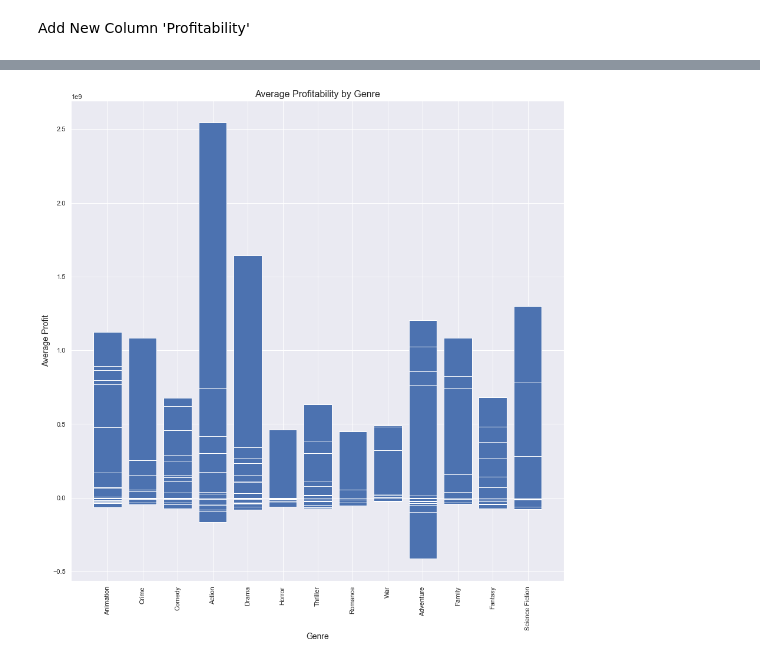
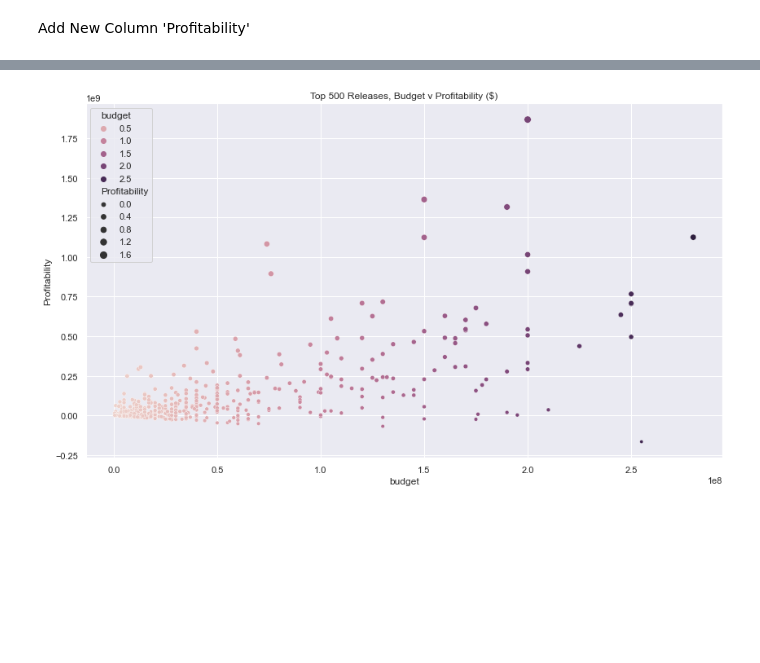
Before and after one commit to Martmedia/UCDPA_MartinCody, a Jupyter notebook: Martin Cody Project BETA.ipynb, the cells around one changed output, grey strips where cells are left out. Drawn from its saved outputs; the diff is of its cells as text; code cells hidden in the pictures; blank space fills up the shorter version.

```diff
--- a/Martin Cody Project BETA.ipynb
+++ b/Martin Cody Project BETA.ipynb
@@ -293,10 +299,0 @@ Express Each Year as an Average Profit Figure
-# %%
-martmovies.groupby('release_year')['Profitability'].mean().plot()
-
-
-plt.title("Average Profit by Year 1975-2015",fontsize = 16)
-plt.xlabel('Year',fontsize = 12)
-plt.ylabel('Average Profit by Year',fontsize = 12)
-
-sns.set(rc={'figure.figsize':(10,5)})
-sns.set_style("darkgrid")
@@ -314,10 +300,16 @@ martmovies.head()
-# %%
-plt.subplots(figsize=(15, 15))
-plt.bar(martmovies.first_genre, martmovies.Profitability)
-plt.title('Average Profitability by Genre', fontsize=16)
-plt.xlabel('Genre', fontsize=14)
-plt.xticks(rotation=90)
-plt.ylabel('Average Profit', fontsize=14)
-plt.show()
-# %% [output]
-[figure, removed]
+# %%
+# Attempt to show Relationship between Budget and Actual Profit (Top 500)
+
+fig, ax = plt.subplots (figsize=(14,8))
+top_genre = martmovies [ :501]
+
+sns.scatterplot(data=top_genre, x='budget', y='Profitability', hue='budget', size='Profitability')
+
+sns.set_style("darkgrid")
+
+plt.title('Top 500 Releases, Budget v Profitability ($)')
+sns.set(color_codes=False)
+
+plt.show()
+# %% [output]
+[figure, added]
```
Also changed, not shown: parts of 27 cells of this notebook.
